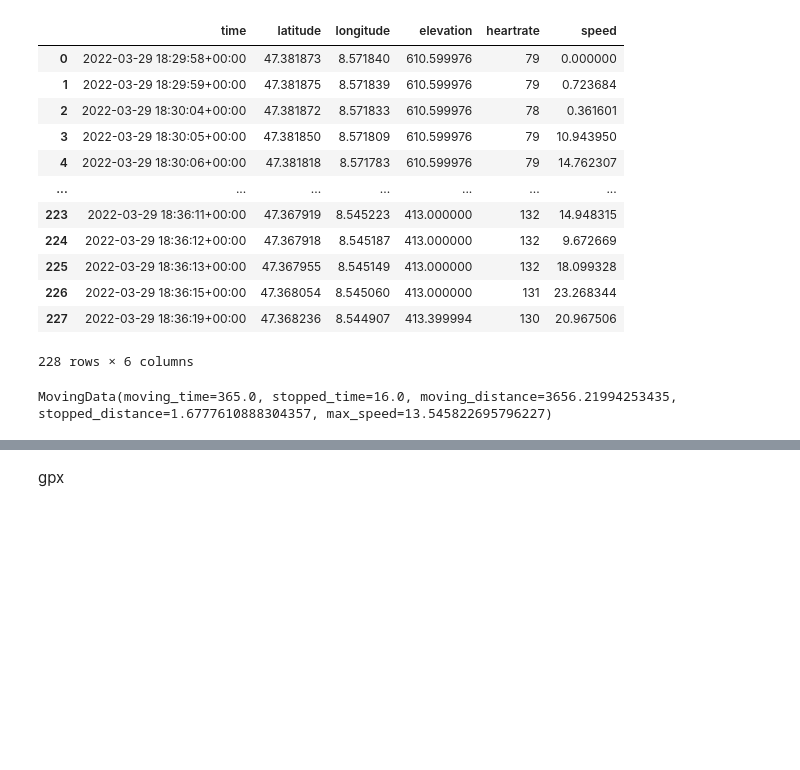
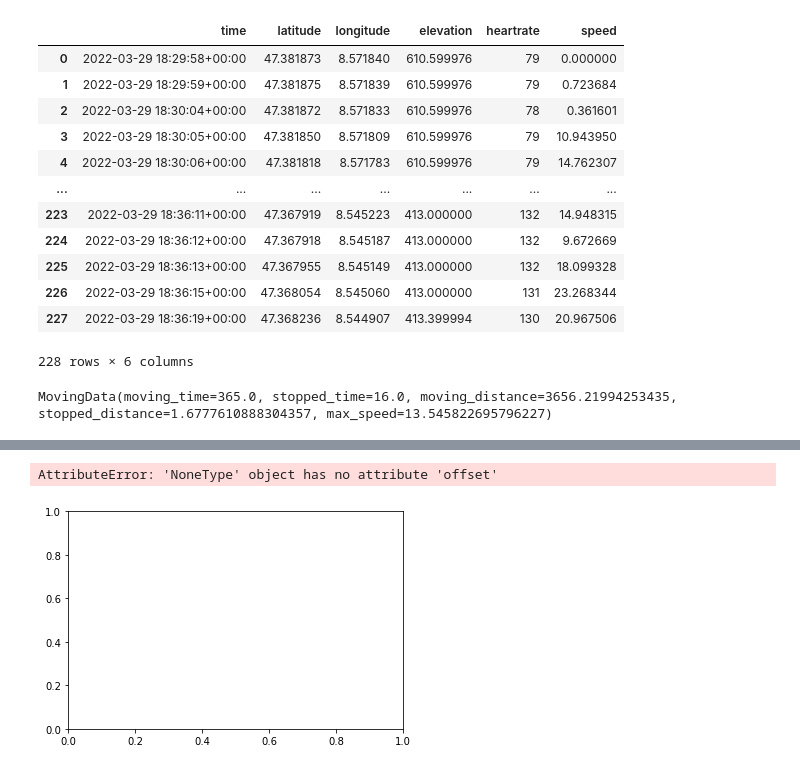
Before and after one commit to iorala/track-rides, a Jupyter notebook: Funktionen_definieren.ipynb, the cells around one changed output, grey strips where cells are left out. Saved outputs shown, nothing was run; the diff lists cells and outputs as text; code cells hidden in the pictures; blank space fills up the shorter version.

```diff
--- a/Funktionen_definieren.ipynb
+++ b/Funktionen_definieren.ipynb
@@ -76,2 +82,5 @@ None
-# %% [markdown]
-gpx
+# %%
+df2.plot(y="elevation")
+# %% [output]
+AttributeError: 'NoneType' object has no attribute 'offset'
+[figure, added]
```
Also changed, not shown: parts of 12 cells of this notebook, 1 other file.
